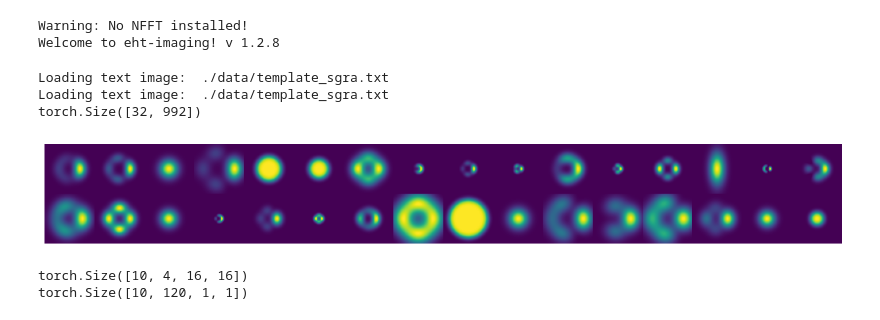
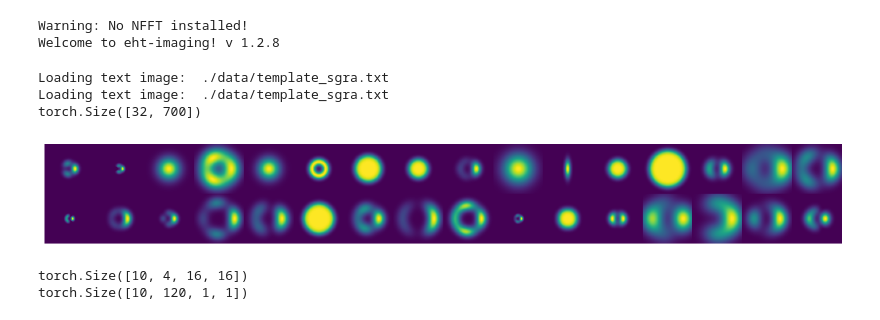
Before and after one commit to samlaihei/CI_ML, a Jupyter notebook: dataset_testing.ipynb, the cells around one changed output. Saved outputs shown, nothing was run; the diff lists cells and outputs as text; code cells hidden in the pictures.

```diff
--- a/dataset_testing.ipynb
+++ b/dataset_testing.ipynb
@@ -77,35 +77,35 @@ val_transforms = v2.Compose([
 # %%
 batch_size = 32
 
 data_dir = 'data/datasets/v2/'
 mnames = ['gauss', 'disk', 'ring', 'mring', 'ellipse']
 
 filenames = np.array([data_dir + 'train/train_' + m + '.npy' for m in mnames])
-train_data = ds.ImgDataset(filenames, transform=train_transforms, ehtim=True, tint_sec=5, tadv_sec=600, tstart_hr=0, tstop_hr=24)
+train_data = ds.ImgDataset(filenames, transform=train_transforms, ehtim=True, tint_sec=5, tadv_sec=600, tstart_hr=0, tstop_hr=5, bw_hz=[230E9, 345E9])
 
 filenames = np.array([data_dir + 'val/val_' + m + '.npy' for m in mnames])
-val_data = ds.ImgDataset(filenames, transform=val_transforms, ehtim=True, tint_sec=5, tadv_sec=600, tstart_hr=0, tstop_hr=24)
+val_data = ds.ImgDataset(filenames, transform=val_transforms, ehtim=True, tint_sec=5, tadv_sec=600, tstart_hr=0, tstop_hr=5, bw_hz=[230E9, 345E9])
 
 train = DataLoader(train_data, batch_size=batch_size, shuffle=True)
 val = DataLoader(val_data, batch_size=batch_size, shuffle=True)
 
 if True:
     dataiter = iter(val)
     images, cis, classes = next(dataiter)
     print(cis.shape)
 
     plot_images(images)
 
     if False:
         with torch.inference_mode():
             features_vae, features_q, features_ci, recon_img, pred_img, pred_class = model(images.to(device), cis.to(device))
             plot_images(recon_img.cpu().detach())
             plot_images(pred_img.cpu().detach())
 # %% [output]
 Loading text image:  ./data/template_sgra.txt
 Loading text image:  ./data/template_sgra.txt
-torch.Size([32, 992])
+torch.Size([32, 700])
-[figure, old version]
+[figure, new version]
 # %%
 # test decoder from ci
 from torch import nn
```
Also changed, not shown: 4 other files.
